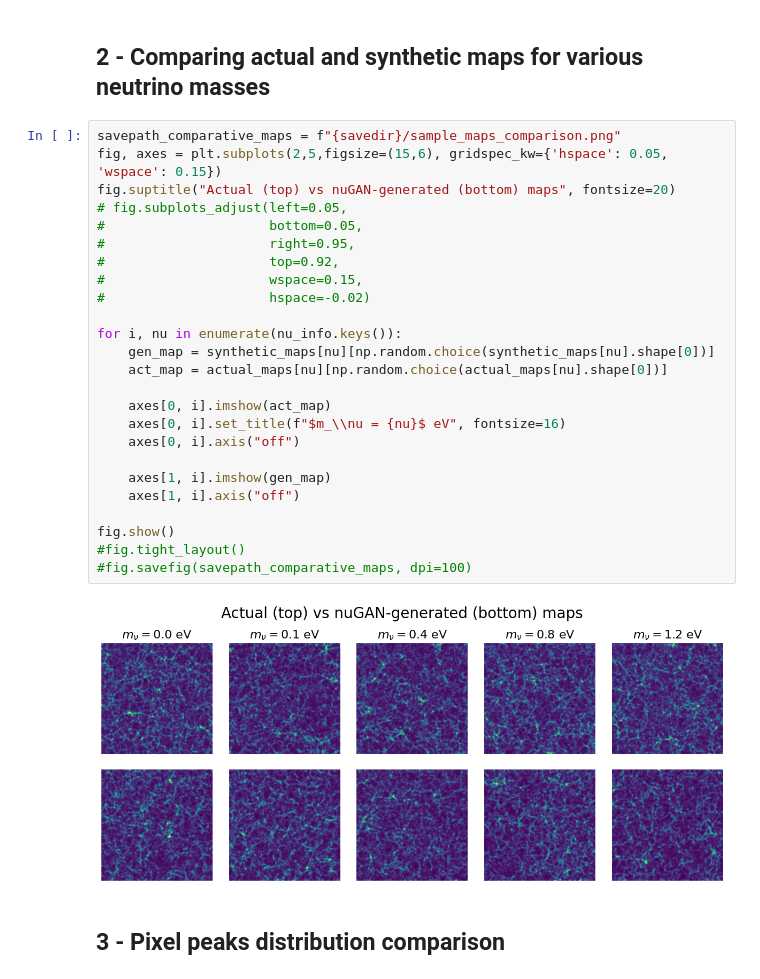
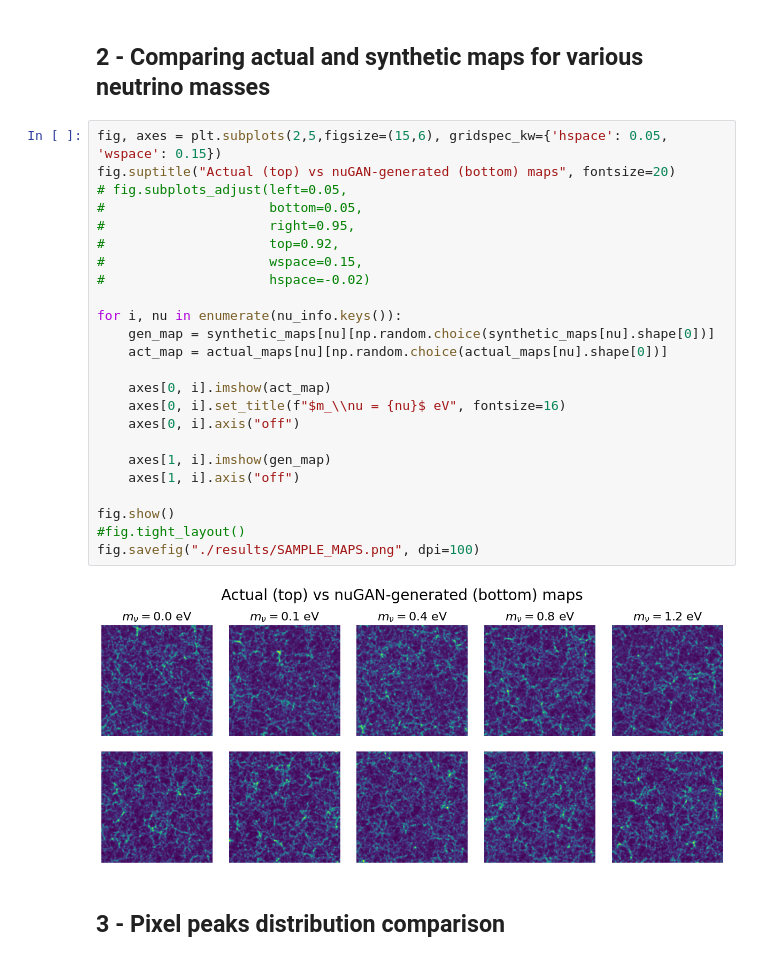
Before and after one commit to Prateeek73/nuGAN-webapplet, a Jupyter notebook: infer.ipynb, the cells around one changed output. Saved outputs shown, nothing was run; the diff lists cells and outputs as text.

```diff
--- a/infer.ipynb
+++ b/infer.ipynb
@@ -223,32 +211,31 @@ fig.show()
 # %% [markdown]
 ## 2 - Comparing actual and synthetic maps for various neutrino masses
 # %%
-savepath_comparative_maps = f"{savedir}/sample_maps_comparison.png"
 fig, axes = plt.subplots(2,5,figsize=(15,6), gridspec_kw={'hspace': 0.05, 'wspace': 0.15})
 fig.suptitle("Actual (top) vs nuGAN-generated (bottom) maps", fontsize=20)
 # fig.subplots_adjust(left=0.05,
 #                     bottom=0.05,
 #                     right=0.95,
 #                     top=0.92,
 #                     wspace=0.15,
 #                     hspace=-0.02)
 
 for i, nu in enumerate(nu_info.keys()):
     gen_map = synthetic_maps[nu][np.random.choice(synthetic_maps[nu].shape[0])]
     act_map = actual_maps[nu][np.random.choice(actual_maps[nu].shape[0])]
 
     axes[0, i].imshow(act_map)
     axes[0, i].set_title(f"$m_\\nu = {nu}$ eV", fontsize=16)
     axes[0, i].axis("off")
 
     axes[1, i].imshow(gen_map)
     axes[1, i].axis("off")
 
 fig.show()
 #fig.tight_layout()
-#fig.savefig(savepath_comparative_maps, dpi=100)
+fig.savefig("./results/SAMPLE_MAPS.png", dpi=100)
 # %% [output]
-[figure, old version]
+[figure, new version]
 # %% [markdown]
 ## 3 - Pixel peaks distribution comparison
 # %%
```
Also changed, not shown: parts of 16 cells of this notebook, 11 other files.
